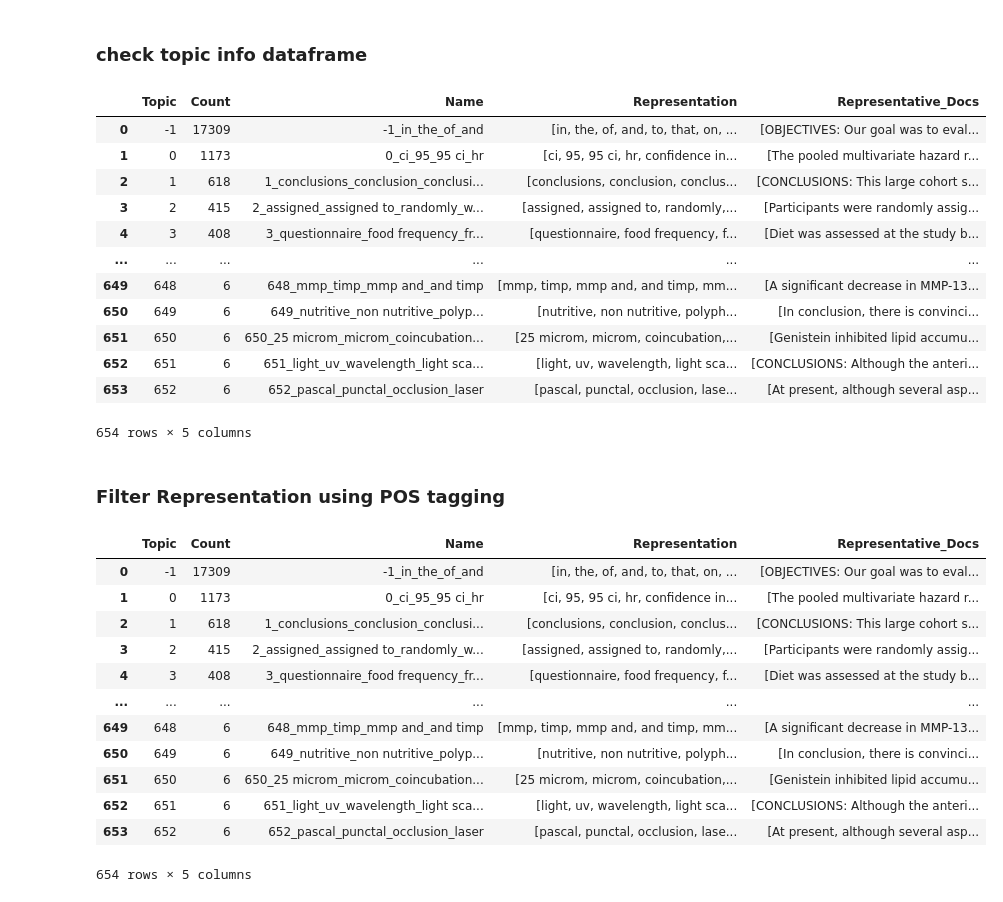
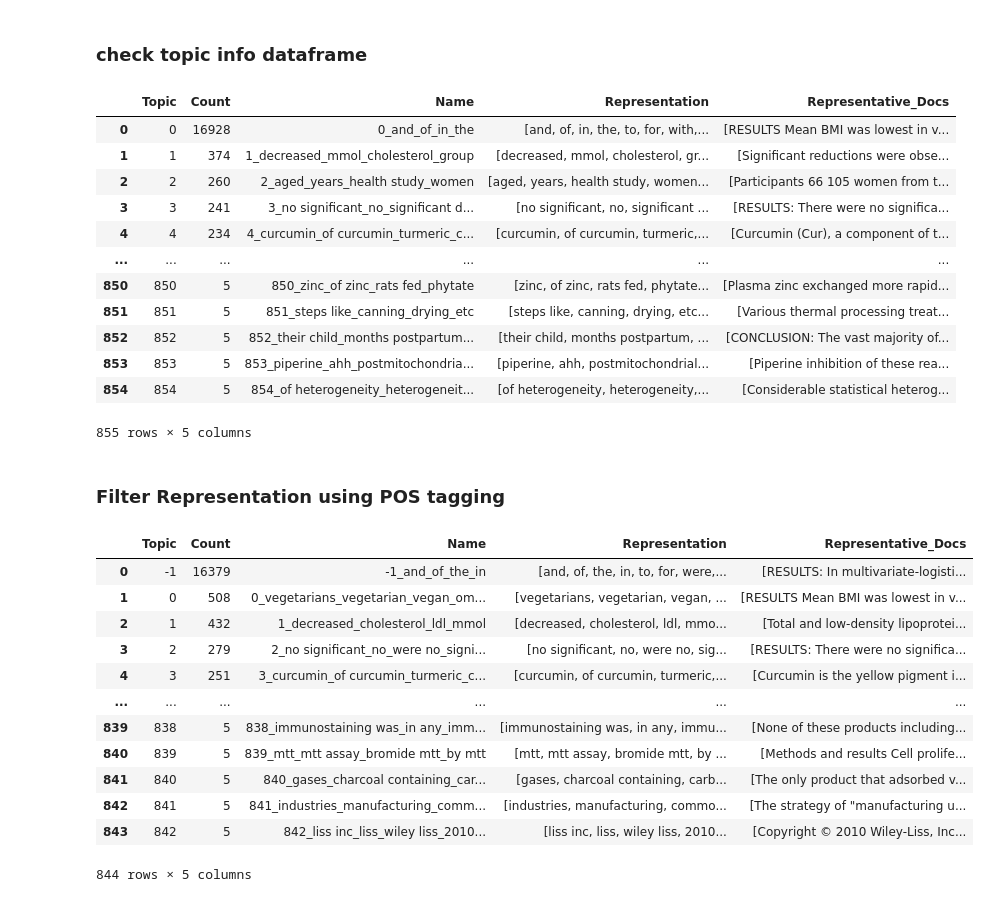
Before and after one commit to Brian-Konr/d2qplus, a Jupyter notebook: playground/topic-modeling/visualize.ipynb, the cells around one changed output. Saved outputs shown, nothing was run; the diff lists cells and outputs as text; code cells hidden in the pictures.

```diff
--- a/playground/topic-modeling/visualize.ipynb
+++ b/playground/topic-modeling/visualize.ipynb
@@ -3,6 +7,6 @@
 # %%
 import json
-with open("/home/guest/r12922050/GitHub/d2qplus/augmented-data/nfcorpus/topics/0605-biobert/doc_topics.jsonl", "r") as f:
+with open(f"{TOPIC_BASE_DIR}/doc_topics.jsonl", "r") as f:
     corpus_topic = [json.loads(line) for line in f]
 # average of topic num
 topic_num = []
@@ -33,23 +37,22 @@ Min number of topics per document: 0
 ### check topic info dataframe
 # %%
 import pandas as pd
-TOPIC_INFO_PICKLE = "/home/guest/r12922050/GitHub/d2qplus/augmented-data/nfcorpus/topics/0605-biobert/topic_info_dataframe.pkl"
 
-topic_info_df = pd.read_pickle(TOPIC_INFO_PICKLE)
+topic_info_df = pd.read_pickle(f"{TOPIC_BASE_DIR}/topic_info_dataframe.pkl")
 display(topic_info_df)
 # %% [output]
 |  | Topic | Count | Name | Representation | Representative_Docs |
-| 0 | -1 | 17309 | -1_in_the_of_and | [in, the, of, and, to, that, on, ... | [OBJECTIVES: Our goal was to eval... |
-| 1 | 0 | 1173 | 0_ci_95_95 ci_hr | [ci, 95, 95 ci, hr, confidence in... | [The pooled multivariate hazard r... |
-| 2 | 1 | 618 | 1_conclusions_conclusion_conclusi... | [conclusions, conclusion, conclus... | [CONCLUSIONS: This large cohort s... |
-| 3 | 2 | 415 | 2_assigned_assigned to_randomly_w... | [assigned, assigned to, randomly,... | [Participants were randomly assig... |
-| 4 | 3 | 408 | 3_questionnaire_food frequency_fr... | [questionnaire, food frequency, f... | [Diet was assessed at the study b... |
+| 0 | 0 | 16928 | 0_and_of_in_the | [and, of, in, the, to, for, with,... | [RESULTS Mean BMI was lowest in v... |
+| 1 | 1 | 374 | 1_decreased_mmol_cholesterol_group | [decreased, mmol, cholesterol, gr... | [Significant reductions were obse... |
+| 2 | 2 | 260 | 2_aged_years_health study_women | [aged, years, health study, women... | [Participants 66 105 women from t... |
+| 3 | 3 | 241 | 3_no significant_no_significant d... | [no significant, no, significant ... | [RESULTS: There were no significa... |
+| 4 | 4 | 234 | 4_curcumin_of curcumin_turmeric_c... | [curcumin, of curcumin, turmeric,... | [Curcumin (Cur), a component of t... |
 | ... | ... | ... | ... | ... | ... |
-| 649 | 648 | 6 | 648_mmp_timp_mmp and_and timp | [mmp, timp, mmp and, and timp, mm... | [A significant decrease in MMP-13... |
-| 650 | 649 | 6 | 649_nutritive_non nutritive_polyp... | [nutritive, non nutritive, polyph... | [In conclusion, there is convinci... |
-| 651 | 650 | 6 | 650_25 microm_microm_coincubation... | [25 microm, microm, coincubation,... | [Genistein inhibited lipid accumu... |
-| 652 | 651 | 6 | 651_light_uv_wavelength_light sca... | [light, uv, wavelength, light sca... | [CONCLUSIONS: Although the anteri... |
-| 653 | 652 | 6 | 652_pascal_punctal_occlusion_laser | [pascal, punctal, occlusion, lase... | [At present, although several asp... |
+| 850 | 850 | 5 | 850_zinc_of zinc_rats fed_phytate | [zinc, of zinc, rats fed, phytate... | [Plasma zinc exchanged more rapid... |
+| 851 | 851 | 5 | 851_steps like_canning_drying_etc | [steps like, canning, drying, etc... | [Various thermal processing treat... |
+| 852 | 852 | 5 | 852_their child_months postpartum... | [their child, months postpartum, ... | [CONCLUSION: The vast majority of... |
+| 853 | 853 | 5 | 853_piperine_ahh_postmitochondria... | [piperine, ahh, postmitochondrial... | [Piperine inhibition of these rea... |
+| 854 | 854 | 5 | 854_of heterogeneity_heterogeneit... | [of heterogeneity, heterogeneity,... | [Considerable statistical heterog... |
-654 rows × 5 columns
+855 rows × 5 columns
 # %%
 # write topic_info_df to a csv file
@@ -58,22 +61,22 @@ topic_info_df.to_csv("/home/guest/r12922050/GitHub/d2qplus/augmented-data/nfcorp
 ### Filter Representation using POS tagging
 # %%
 import pandas as pd
-TOPIC_INFO_PICKLE = "/home/guest/r12922050/GitHub/d2qplus/augmented-data/nfcorpus/topics/0605-biobert/topic_info_dataframe.pkl"
+TOPIC_INFO_PICKLE = "/home/guest/r12922050/GitHub/d2qplus/augmented-data/nfcorpus/topics/0606-biobert-mnli/topic_info_dataframe.pkl"
 
 topic_info_df = pd.read_pickle(TOPIC_INFO_PICKLE)
 display(topic_info_df)
 # %% [output]
 |  | Topic | Count | Name | Representation | Representative_Docs |
-| 0 | -1 | 17309 | -1_in_the_of_and | [in, the, of, and, to, that, on, ... | [OBJECTIVES: Our goal was to eval... |
-| 1 | 0 | 1173 | 0_ci_95_95 ci_hr | [ci, 95, 95 ci, hr, confidence in... | [The pooled multivariate hazard r... |
-| 2 | 1 | 618 | 1_conclusions_conclusion_conclusi... | [conclusions, conclusion, conclus... | [CONCLUSIONS: This large cohort s... |
-| 3 | 2 | 415 | 2_assigned_assigned to_randomly_w... | [assigned, assigned to, randomly,... | [Participants were randomly assig... |
-| 4 | 3 | 408 | 3_questionnaire_food frequency_fr... | [questionnaire, food frequency, f... | [Diet was assessed at the study b... |
+| 0 | -1 | 16379 | -1_and_of_the_in | [and, of, the, in, to, for, were,... | [RESULTS: In multivariate-logisti... |
+| 1 | 0 | 508 | 0_vegetarians_vegetarian_vegan_om... | [vegetarians, vegetarian, vegan, ... | [RESULTS Mean BMI was lowest in v... |
+| 2 | 1 | 432 | 1_decreased_cholesterol_ldl_mmol | [decreased, cholesterol, ldl, mmo... | [Total and low-density lipoprotei... |
+| 3 | 2 | 279 | 2_no significant_no_were no_signi... | [no significant, no, were no, sig... | [RESULTS: There were no significa... |
+| 4 | 3 | 251 | 3_curcumin_of curcumin_turmeric_c... | [curcumin, of curcumin, turmeric,... | [Curcumin is the yellow pigment i... |
 | ... | ... | ... | ... | ... | ... |
-| 649 | 648 | 6 | 648_mmp_timp_mmp and_and timp | [mmp, timp, mmp and, and timp, mm... | [A significant decrease in MMP-13... |
-| 650 | 649 | 6 | 649_nutritive_non nutritive_polyp... | [nutritive, non nutritive, polyph... | [In conclusion, there is convinci... |
-| 651 | 650 | 6 | 650_25 microm_microm_coincubation... | [25 microm, microm, coincubation,... | [Genistein inhibited lipid accumu... |
-| 652 | 651 | 6 | 651_light_uv_wavelength_light sca... | [light, uv, wavelength, light sca... | [CONCLUSIONS: Although the anteri... |
-| 653 | 652 | 6 | 652_pascal_punctal_occlusion_laser | [pascal, punctal, occlusion, lase... | [At present, although several asp... |
+| 839 | 838 | 5 | 838_immunostaining was_in any_imm... | [immunostaining was, in any, immu... | [None of these products including... |
+| 840 | 839 | 5 | 839_mtt_mtt assay_bromide mtt_by mtt | [mtt, mtt assay, bromide mtt, by ... | [Methods and results Cell prolife... |
+| 841 | 840 | 5 | 840_gases_charcoal containing_car... | [gases, charcoal containing, carb... | [The only product that adsorbed v... |
+| 842 | 841 | 5 | 841_industries_manufacturing_comm... | [industries, manufacturing, commo... | [The strategy of "manufacturing u... |
+| 843 | 842 | 5 | 842_liss inc_liss_wiley liss_2010... | [liss inc, liss, wiley liss, 2010... | [Copyright © 2010 Wiley-Liss, Inc... |
-654 rows × 5 columns
+844 rows × 5 columns
 # %%
```
Also changed, not shown: parts of 16 cells of this notebook, 9 other files.
